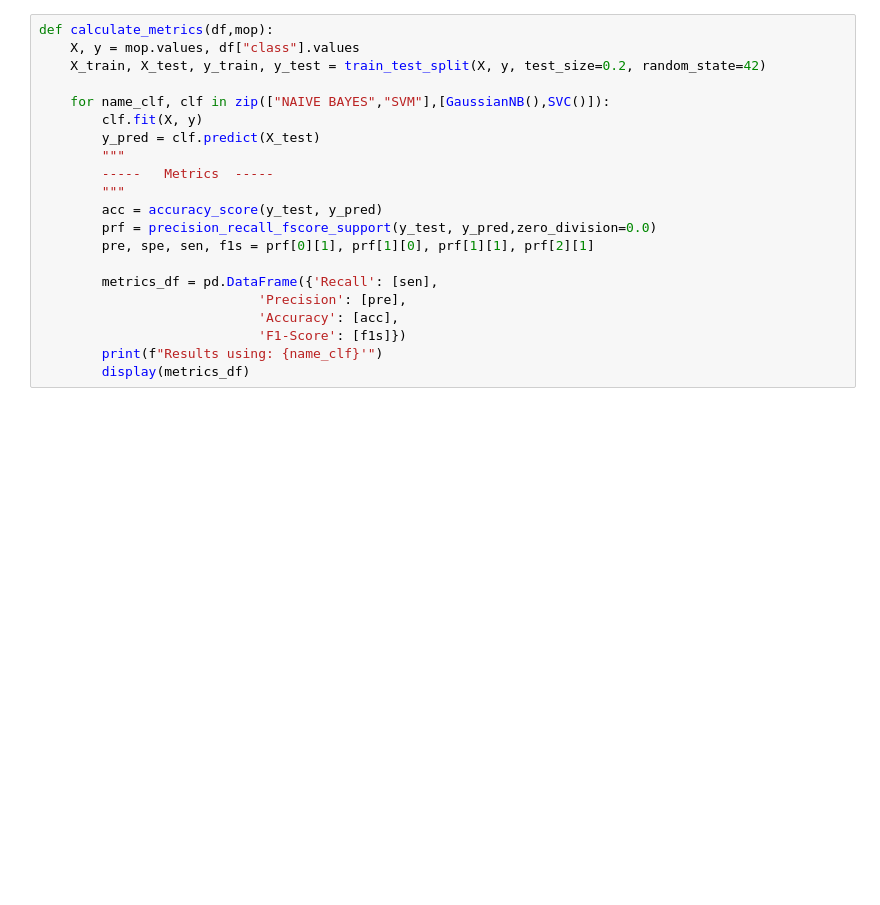
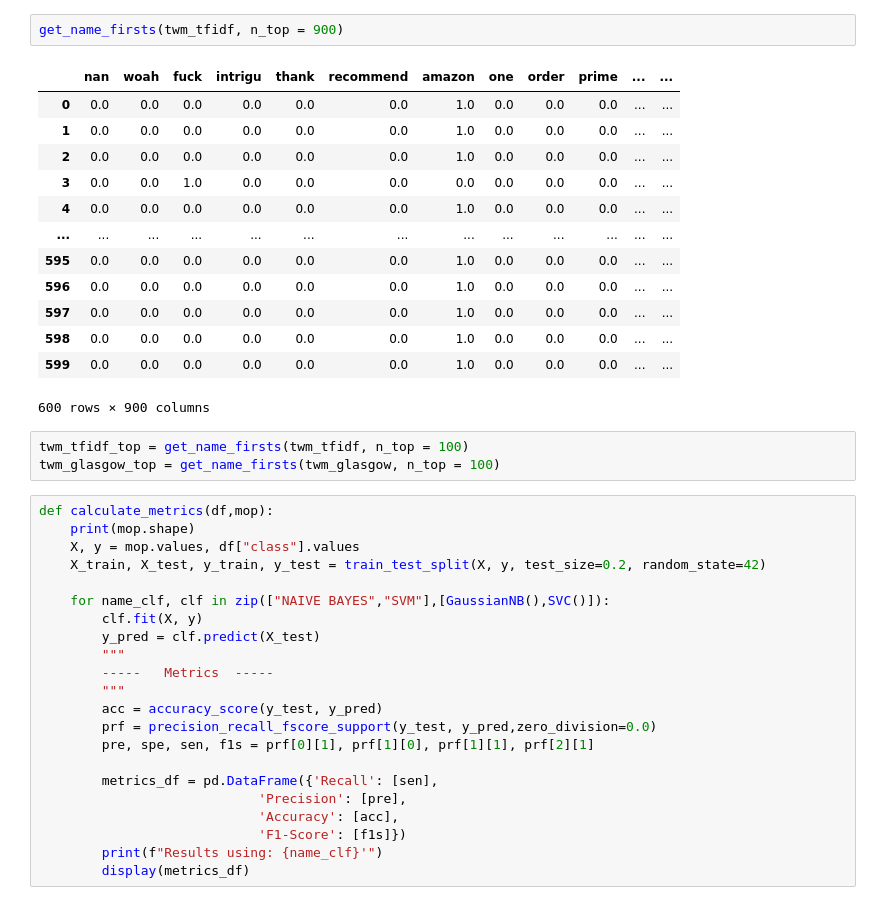
Before and after one commit to JuanOlmos/Aprendizaje_Automatico, a Jupyter notebook: SVM_Tweets/tweets_analysis.ipynb, the cells around one changed output. Saved outputs shown, nothing was run; the diff lists cells and outputs as text; blank space fills up the shorter version.

```diff
--- a/SVM_Tweets/tweets_analysis.ipynb
+++ b/SVM_Tweets/tweets_analysis.ipynb
@@ -117,5 +193,25 @@ Una vez hecho el método gráfico, analizaremos las métricas de clasificación
+# %%
+get_name_firsts(twm_tfidf, n_top = 900)
+# %% [output]
+|  | nan | woah | fuck | intrigu | thank | recommend | amazon | one | order | prime | ... | ... |
+| 0 | 0.0 | 0.0 | 0.0 | 0.0 | 0.0 | 0.0 | 1.0 | 0.0 | 0.0 | 0.0 | ... | ... |
+| 1 | 0.0 | 0.0 | 0.0 | 0.0 | 0.0 | 0.0 | 1.0 | 0.0 | 0.0 | 0.0 | ... | ... |
+| 2 | 0.0 | 0.0 | 0.0 | 0.0 | 0.0 | 0.0 | 1.0 | 0.0 | 0.0 | 0.0 | ... | ... |
+| 3 | 0.0 | 0.0 | 1.0 | 0.0 | 0.0 | 0.0 | 0.0 | 0.0 | 0.0 | 0.0 | ... | ... |
+| 4 | 0.0 | 0.0 | 0.0 | 0.0 | 0.0 | 0.0 | 1.0 | 0.0 | 0.0 | 0.0 | ... | ... |
+| ... | ... | ... | ... | ... | ... | ... | ... | ... | ... | ... | ... | ... |
+| 595 | 0.0 | 0.0 | 0.0 | 0.0 | 0.0 | 0.0 | 1.0 | 0.0 | 0.0 | 0.0 | ... | ... |
+| 596 | 0.0 | 0.0 | 0.0 | 0.0 | 0.0 | 0.0 | 1.0 | 0.0 | 0.0 | 0.0 | ... | ... |
+| 597 | 0.0 | 0.0 | 0.0 | 0.0 | 0.0 | 0.0 | 1.0 | 0.0 | 0.0 | 0.0 | ... | ... |
+| 598 | 0.0 | 0.0 | 0.0 | 0.0 | 0.0 | 0.0 | 1.0 | 0.0 | 0.0 | 0.0 | ... | ... |
+| 599 | 0.0 | 0.0 | 0.0 | 0.0 | 0.0 | 0.0 | 1.0 | 0.0 | 0.0 | 0.0 | ... | ... |
+600 rows × 900 columns
+# %%
+twm_tfidf_top = get_name_firsts(twm_tfidf, n_top = 100)
+twm_glasgow_top = get_name_firsts(twm_glasgow, n_top = 100)
 # %%
 def calculate_metrics(df,mop):
+    print(mop.shape)
     X, y = mop.values, df["class"].values
     X_train, X_test, y_train, y_test = train_test_split(X, y, test_size=0.2, random_state=42)
 
```
Also changed, not shown: parts of 19 cells of this notebook, 1 other file.
